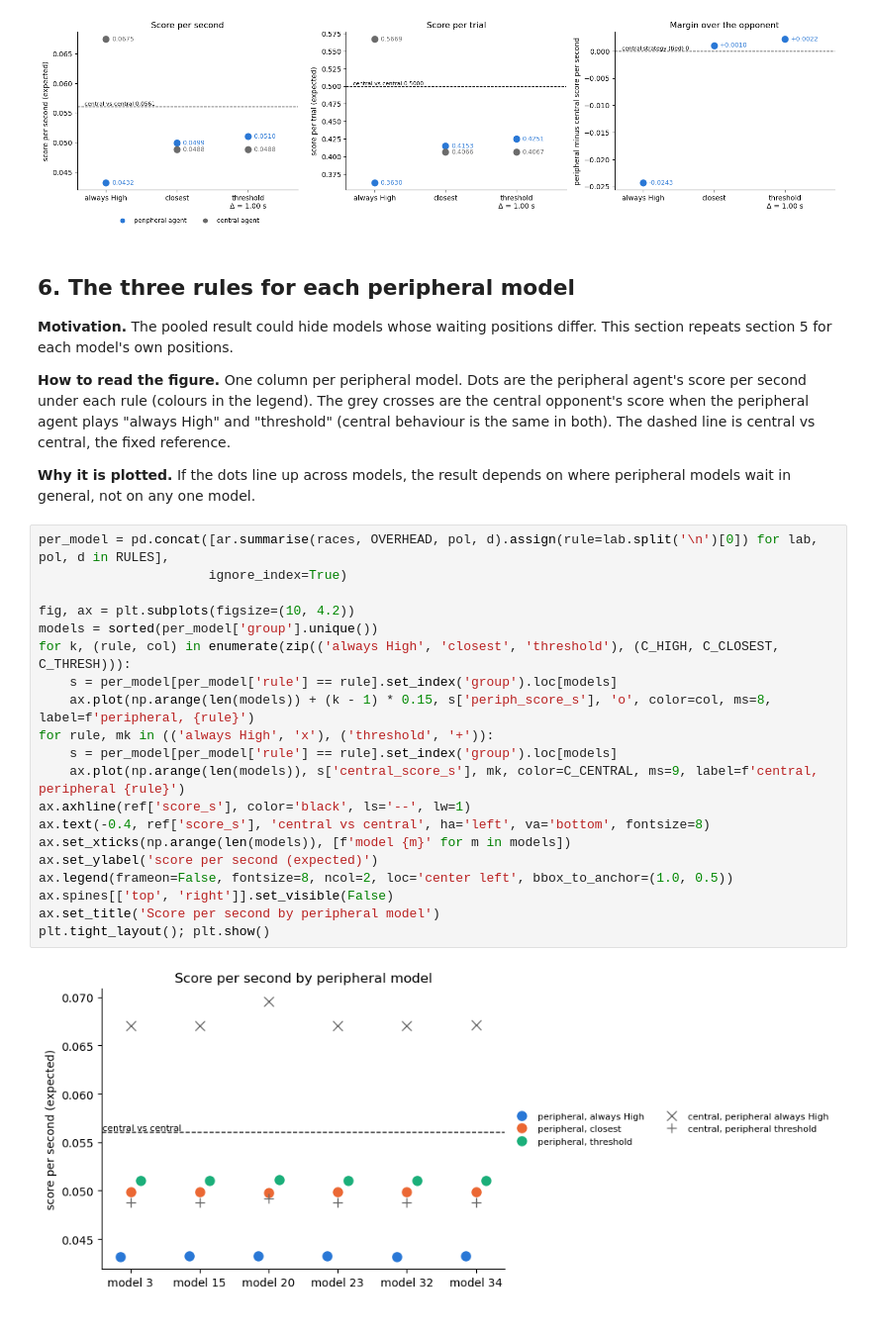
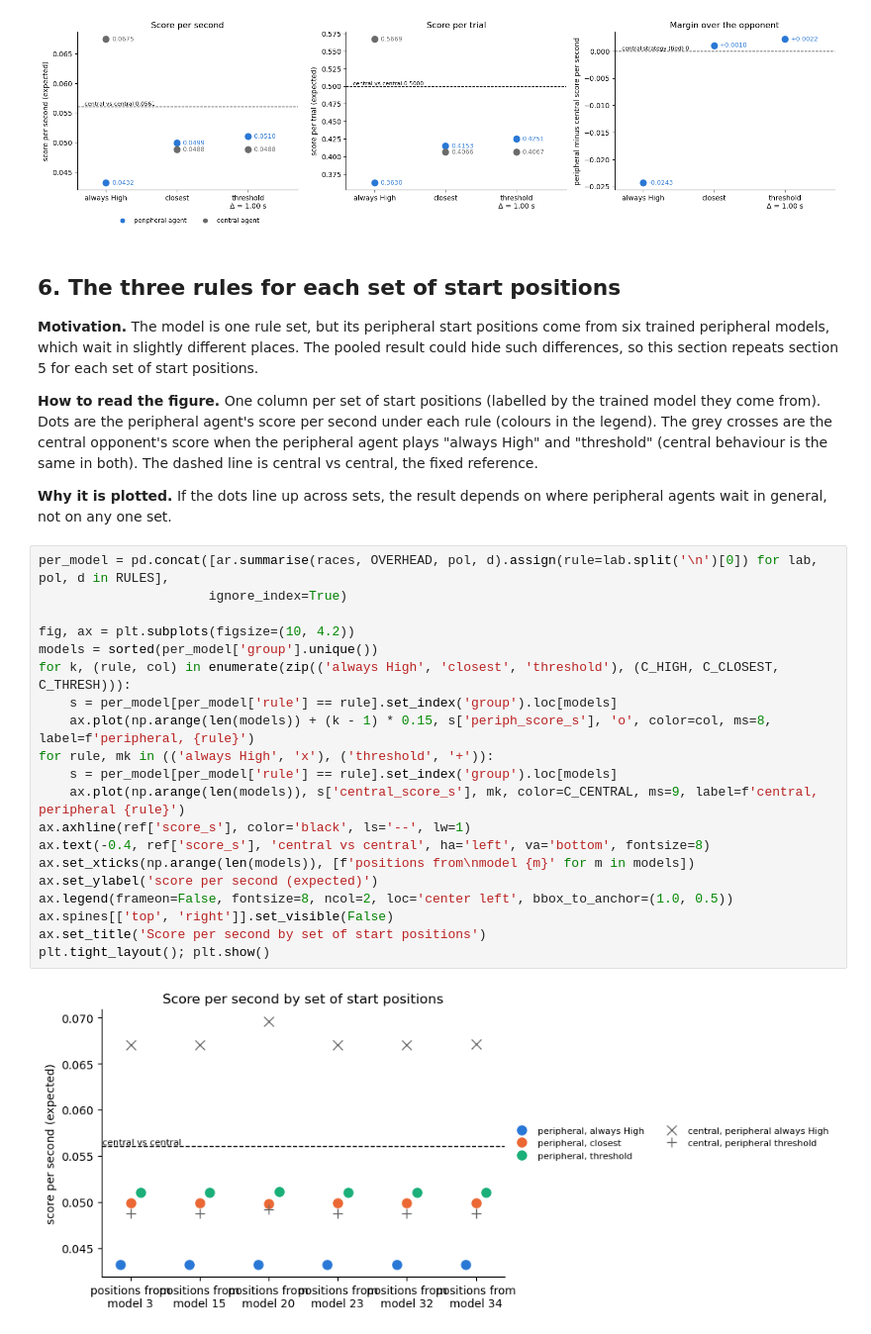
Before and after one commit to tomhagley6/octagon_analysis, a Jupyter notebook: demos/analytical_modelling/nearer_wall_choice.ipynb, the cells around one changed output. Shown at 99% size. Saved outputs shown, nothing was run; the diff lists cells and outputs as text.

```diff
--- a/demos/analytical_modelling/nearer_wall_choice.ipynb
+++ b/demos/analytical_modelling/nearer_wall_choice.ipynb
@@ -297,35 +305,35 @@ plt.tight_layout(); plt.show()
 # %% [output]
 [figure]
 # %% [markdown]
-## 6. The three rules for each peripheral model
+## 6. The three rules for each set of start positions
 
-**Motivation.** The pooled result could hide models whose waiting positions differ. This section repeats section 5 for each model's own positions.
+**Motivation.** The model is one rule set, but its peripheral start positions come from six trained peripheral models, which wait in slightly different places. The pooled result could hide such differences, so this section repeats section 5 for each set of start positions.
 
-**How to read the figure.** One column per peripheral model. Dots are the peripheral agent's score per second under each rule (colours in the legend). The grey crosses are the central opponent's score when the peripheral agent plays "always High" and "threshold" (central behaviour is the same in both). The dashed line is central vs central, the fixed reference.
+**How to read the figure.** One column per set of start positions (labelled by the trained model they come from). Dots are the peripheral agent's score per second under each rule (colours in the legend). The grey crosses are the central opponent's score when the peripheral agent plays "always High" and "threshold" (central behaviour is the same in both). The dashed line is central vs central, the fixed reference.
 
-**Why it is plotted.** If the dots line up across models, the result depends on where peripheral models wait in general, not on any one model.
+**Why it is plotted.** If the dots line up across sets, the result depends on where peripheral agents wait in general, not on any one set.
 # %%
 per_model = pd.concat([ar.summarise(races, OVERHEAD, pol, d).assign(rule=lab.split('\n')[0]) for lab, pol, d in RULES],
                       ignore_index=True)
 
 fig, ax = plt.subplots(figsize=(10, 4.2))
 models = sorted(per_model['group'].unique())
 for k, (rule, col) in enumerate(zip(('always High', 'closest', 'threshold'), (C_HIGH, C_CLOSEST, C_THRESH))):
     s = per_model[per_model['rule'] == rule].set_index('group').loc[models]
     ax.plot(np.arange(len(models)) + (k - 1) * 0.15, s['periph_score_s'], 'o', color=col, ms=8, label=f'peripheral, {rule}')
 for rule, mk in (('always High', 'x'), ('threshold', '+')):
     s = per_model[per_model['rule'] == rule].set_index('group').loc[models]
     ax.plot(np.arange(len(models)), s['central_score_s'], mk, color=C_CENTRAL, ms=9, label=f'central, peripheral {rule}')
 ax.axhline(ref['score_s'], color='black', ls='--', lw=1)
 ax.text(-0.4, ref['score_s'], 'central vs central', ha='left', va='bottom', fontsize=8)
-ax.set_xticks(np.arange(len(models)), [f'model {m}' for m in models])
+ax.set_xticks(np.arange(len(models)), [f'positions from\nmodel {m}' for m in models])
 ax.set_ylabel('score per second (expected)')
 ax.legend(frameon=False, fontsize=8, ncol=2, loc='center left', bbox_to_anchor=(1.0, 0.5))
 ax.spines[['top', 'right']].set_visible(False)
-ax.set_title('Score per second by peripheral model')
+ax.set_title('Score per second by set of start positions')
 plt.tight_layout(); plt.show()
 # %% [output]
-[figure, old version]
+[figure, new version]
 # %% [markdown]
 ## 7. Central agents turning to face High (logs)
 
```
Also changed, not shown: parts of 19 cells of this notebook, 14 other files.
